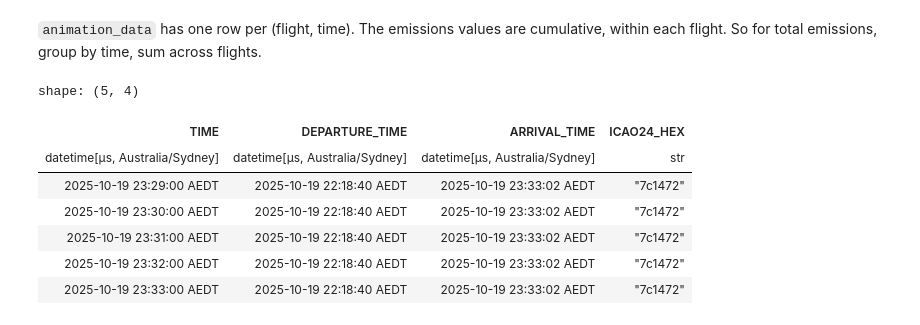
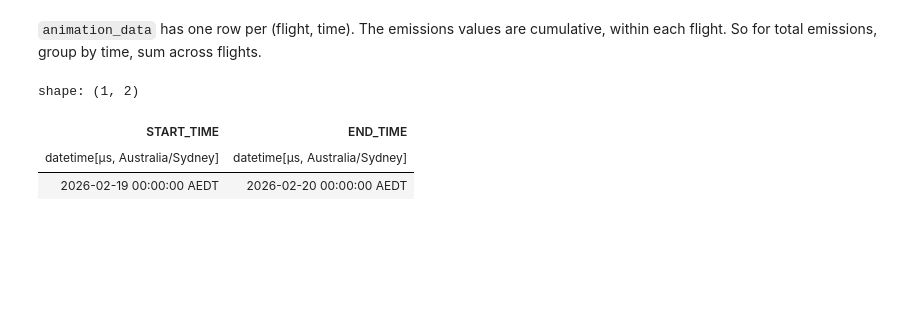
Before and after one commit to mdavis-xyz/melb-syd-flight-emissions, a Jupyter notebook: 01-get-data.ipynb, the cells around one changed output. Saved outputs shown, nothing was run; the diff lists cells and outputs as text; code cells hidden in the pictures; blank space fills up the shorter version.

```diff
--- a/01-get-data.ipynb
+++ b/01-get-data.ipynb
@@ -147,7 +177,6 @@ We delete in-progress flights, because that duration will be wrong.
 flights = (
     pl.scan_parquet(os.path.join(data_dir, "api_raw.parquet"))
     .filter(pl.col("estArrivalAirport").is_not_null())
-    .filter(pl.col("estArrivalAirport") != pl.col("estDepartureAirport"))
     .with_columns(
         (pl.col("firstSeen") * us_per_s).cast(
             pl.Datetime()
@@ -167,6 +196,7 @@ flights = (
         pl.col("estDepartureAirport").alias("DEPARTURE_AIRPORT"),
         pl.col("estArrivalAirport").alias("ARRIVAL_AIRPORT"),
     )
+    .unique() # duplicates exist because of overlapping windows earlier
 )
 flights.head().collect()
 # %% [output]
@@ -181,3 +262,5 @@ shape: (5, 6)
+# %%
+flights = flights.filter(pl.col("ARRIVAL_TIME").dt.date() == _date)
 # %%
 (
     flights
@@ -197,16 +280,14 @@ shape: (1, 4)
 # %%
-# filter to flights between Melbourne and Sydney
+# filter to flights between Melbourne, Sydney, Canberra
+# (raw data is departures from these, to anywhere. Filter to these too.)
 # and during the time window (API might return extra)
 flights = (
     flights
     .filter(
-        pl.any_horizontal(
-            (pl.col("DEPARTURE_AIRPORT") == pl.lit(airport_id))
-            &
-            (pl.col("ARRIVAL_AIRPORT") == pl.lit(other_airport_id)),
-            (pl.col("DEPARTURE_AIRPORT") == pl.lit(other_airport_id))
-            &
-            (pl.col("ARRIVAL_AIRPORT") == pl.lit(airport_id))
+        pl.all_horizontal(
+            pl.col("DEPARTURE_AIRPORT").is_in(airport_ids),
+            pl.col("ARRIVAL_AIRPORT").is_in(airport_ids),
+            pl.col("DEPARTURE_AIRPORT") != pl.col("ARRIVAL_AIRPORT"),
         )
     )
     # .filter(pl.col("DEPARTURE_TIME") >= time_start)
@@ -595,17 +698,3 @@ shape: (2, 3)
 We generate a list of timestamps which we care about.
 
 OpenSky doesn't offer mid-flight positions for historcal flights, so we'll just interpolate.
-# %%
-# choose the second date
-# (first might be partial day because of timezone boundaries)
-_date = (
-    flight_emissions
-    .select(pl.col("DEPARTURE_TIME").dt.date().alias("DATE"))
-    .unique()
-    .sort("DATE")
-    .head(2)
-    .tail(1)
-    .collect()
-    .item()
-)
-_date
@@ -718,23 +805,17 @@ os.makedirs(results_dir, exist_ok=True)
 # %%
 (
     animation_data
-    # .filter(pl.col("TIME") == pl.col("TIME").max())
-    .filter(pl.col("DEPARTURE_TIME") <= pl.col("TIME"))
-    .filter(pl.col("ARRIVAL_TIME") >= pl.col("TIME"))
-    .sort("TIME", "DEPARTURE_TIME", "ARRIVAL_TIME")
-    .select("TIME", "DEPARTURE_TIME", "ARRIVAL_TIME", "ICAO24_HEX")
-    .tail()
+    .select(
+        pl.col("TIME").min().alias("START_TIME"),
+        pl.col("TIME").max().alias("END_TIME"),
+    )
     .collect()
 )
 # %% [output]
-shape: (5, 4)
+shape: (1, 2)
-| TIME | DEPARTURE_TIME | ARRIVAL_TIME | ICAO24_HEX |
-| datetime[μs, Australia/Sydney] | datetime[μs, Australia/Sydney] | datetime[μs, Australia/Sydney] | str |
-| 2025-10-19 23:29:00 AEDT | 2025-10-19 22:18:40 AEDT | 2025-10-19 23:33:02 AEDT | "7c1472" |
-| 2025-10-19 23:30:00 AEDT | 2025-10-19 22:18:40 AEDT | 2025-10-19 23:33:02 AEDT | "7c1472" |
-| 2025-10-19 23:31:00 AEDT | 2025-10-19 22:18:40 AEDT | 2025-10-19 23:33:02 AEDT | "7c1472" |
-| 2025-10-19 23:32:00 AEDT | 2025-10-19 22:18:40 AEDT | 2025-10-19 23:33:02 AEDT | "7c1472" |
-| 2025-10-19 23:33:00 AEDT | 2025-10-19 22:18:40 AEDT | 2025-10-19 23:33:02 AEDT | "7c1472" |
+| START_TIME | END_TIME |
+| datetime[μs, Australia/Sydney] | datetime[μs, Australia/Sydney] |
+| 2026-02-19 00:00:00 AEDT | 2026-02-20 00:00:00 AEDT |
 # %%
 (
     animation_data
```
Also changed, not shown: parts of 30 cells of this notebook, 3 other files.
